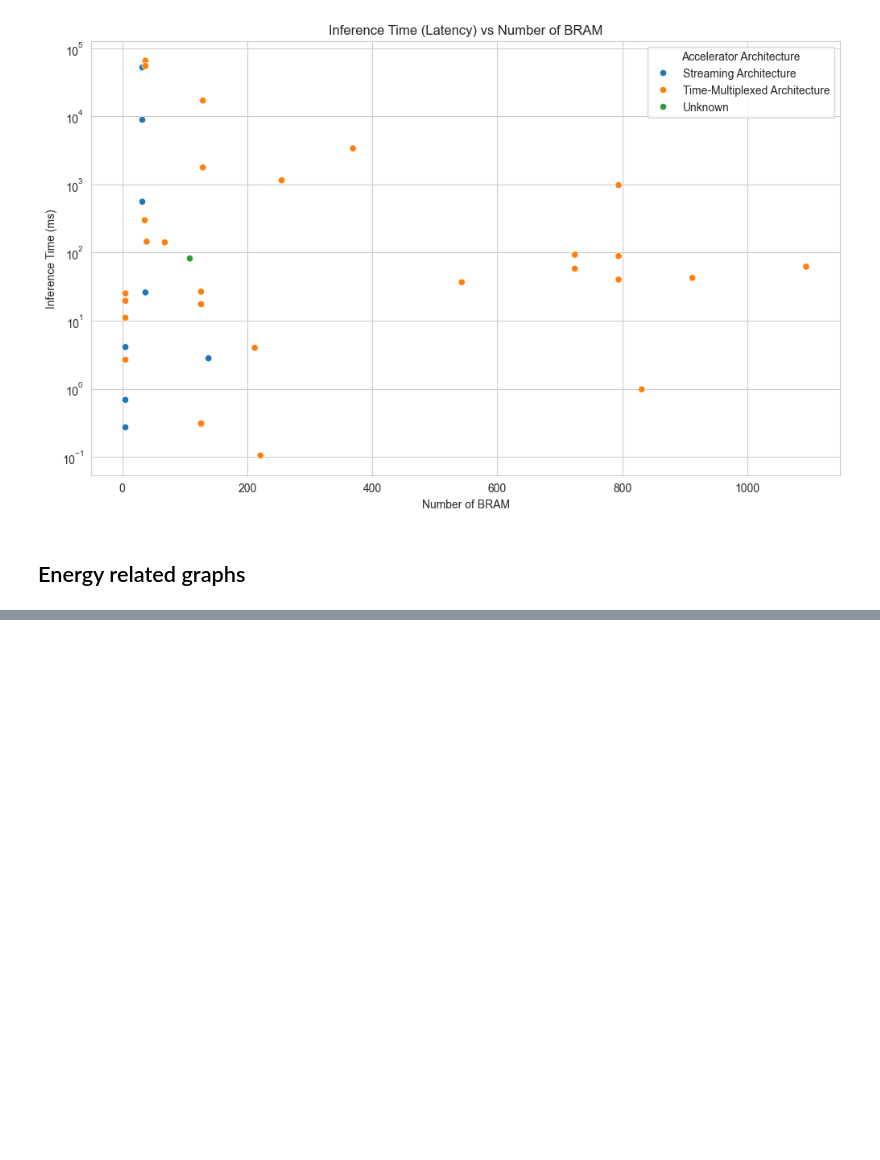
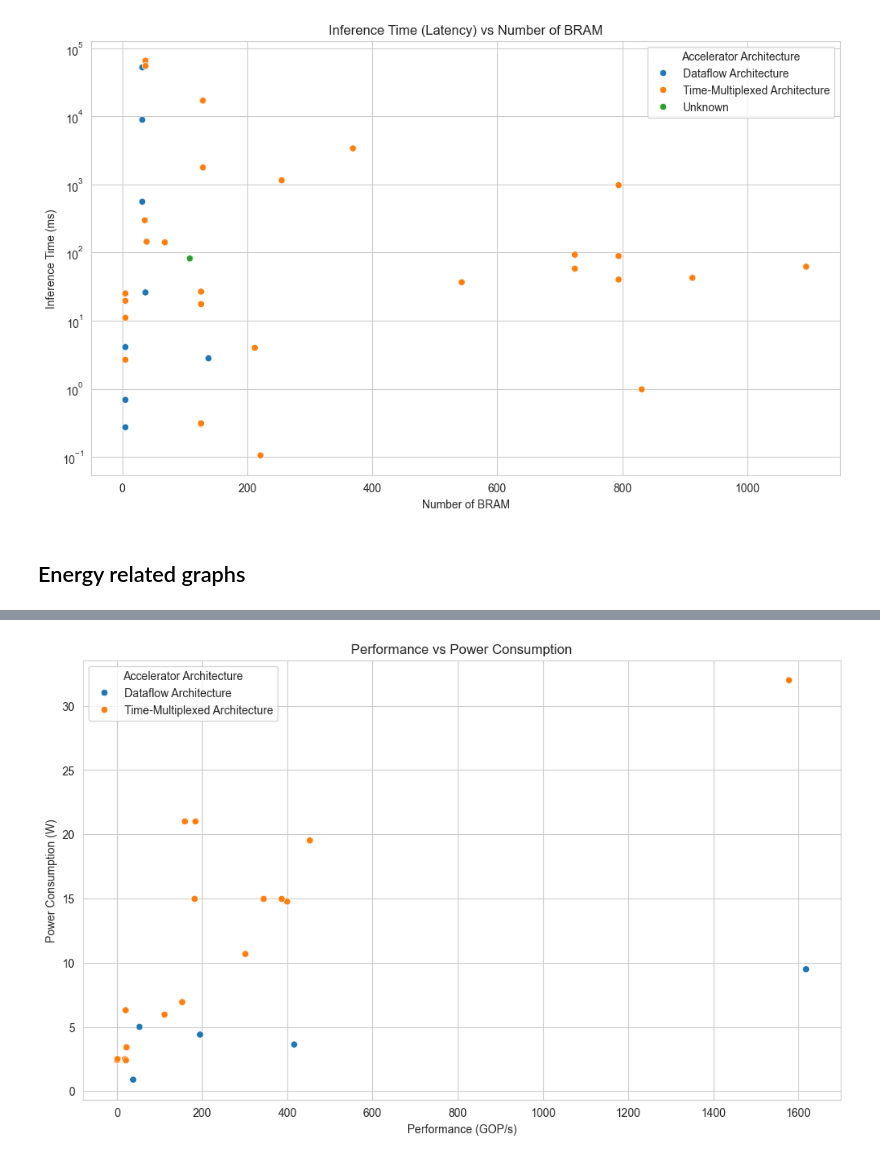
Before and after one commit to asap-space/SPACE_FPGA_NNs_SURVEY_DATA, a Jupyter notebook: Graphs.ipynb, the cells around one changed output, grey strips where cells are left out. Saved outputs shown, nothing was run; the diff lists cells and outputs as text; code cells hidden in the pictures; blank space fills up the shorter version.

Commit message:
Refactor performance metrics in PaperData: Update terminology from OPS/s to GOP/s and change accelerator architecture from Streaming to Dataflow across multiple papers for consistency and accuracy.

```diff
--- a/Graphs.ipynb
+++ b/Graphs.ipynb
@@ -228,0 +213,20 @@ df_for_analysis
+# %%
+# Apply the function to extract BRAM and latency
+temp_df = df_for_analysis[['Performance (GOP/s)', 'Power Consumption', 'Accelerator Architecture']].dropna()
+
+# Extract numeric values from 'Performance (GOP/s)' and convert to float
+temp_df['Performance (OPS/s)'] = temp_df['Performance (GOP/s)'].str.extract(r'(\d+(\.\d+)?)')[0].astype(float)
+# Extract numeric values from 'Power Consumption' and convert to float
+temp_df['Power Consumption'] = temp_df['Power Consumption'].str.extract(r'(\d+(\.\d+)?)')[0].astype(float)
+
+# Plot the data with a logarithmic scale on the y-axis and different colors for 'Accelerator Architecture'
+plt.figure()
+sns.scatterplot(data=temp_df, x='Performance (OPS/s)', y='Power Consumption', hue='Accelerator Architecture')
+#plt.yscale('log')
+plt.title('Performance vs Power Consumption')
+plt.xlabel('Performance (GOP/s)')
+plt.ylabel('Power Consumption (W)')
+plt.legend(title='Accelerator Architecture', bbox_to_anchor=(0, 1), loc='upper left')
+plt.show()
+# %% [output]
+[figure, added]
```
Also changed, not shown: parts of 1 cell of this notebook, 2 other files.
